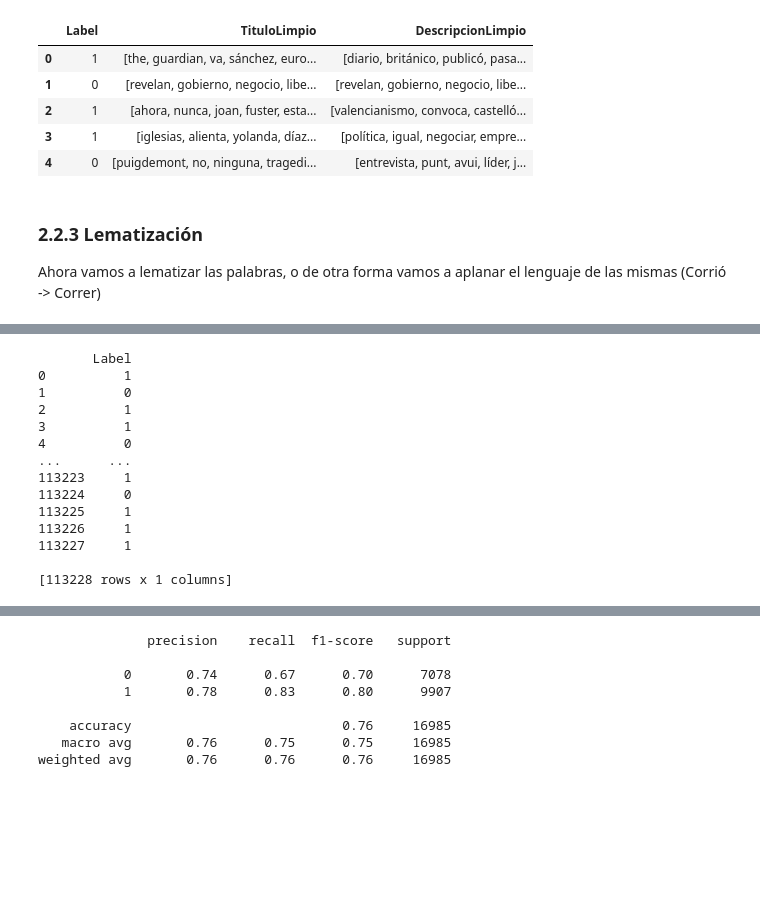
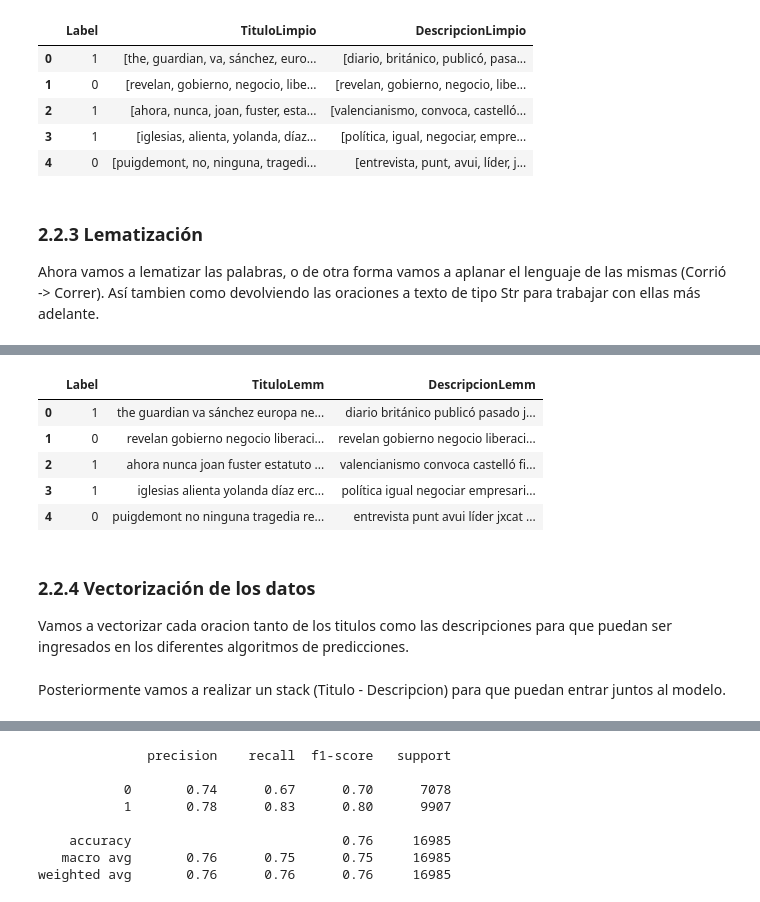
Before and after one commit to tomasSiSa18/Proyecto1BI, a Jupyter notebook: Proyecto1.ipynb, the cells around one changed output, grey strips where cells are left out. Cells and saved outputs as stored; diff of their text form; code cells hidden in the pictures; blank space fills up the shorter version.

```diff
--- a/Proyecto1.ipynb
+++ b/Proyecto1.ipynb
@@ -171,7 +185,7 @@ news_df.head()
 # %% [markdown]
 ### 2.2.3 Lematización
 
-Ahora vamos a lematizar las palabras, o de otra forma vamos a aplanar el lenguaje de las mismas (Corrió -> Correr)
+Ahora vamos a lematizar las palabras, o de otra forma vamos a aplanar el lenguaje de las mismas (Corrió -> Correr). Así tambien como devolviendo las oraciones a texto de tipo Str para trabajar con ellas más adelante.
 # %%
 def lemmaWords(words):
 
@@ -194,30 +208,24 @@ news_df.head()
 | 2 | 1 | [ahora, nunca, joan, fuster, esta... | [valencianismo, convoca, castelló... | ahora nunca joan fuster estatuto ... | valencianismo convoca castelló fi... |
 | 3 | 1 | [iglesias, alienta, yolanda, díaz... | [política, igual, negociar, empre... | iglesias alienta yolanda díaz erc... | política igual negociar empresari... |
 | 4 | 0 | [puigdemont, no, ninguna, tragedi... | [entrevista, punt, avui, líder, j... | puigdemont no ninguna tragedia re... | entrevista punt avui líder jxcat ... |
+# %%
+news_df = news_df[["Label", "TituloLemm", "DescripcionLemm"]]
+news_df.head()
+# %% [output]
+|  | Label | TituloLemm | DescripcionLemm |
+| 0 | 1 | the guardian va sánchez europa ne... | diario británico publicó pasado j... |
+| 1 | 0 | revelan gobierno negocio liberaci... | revelan gobierno negocio liberaci... |
+| 2 | 1 | ahora nunca joan fuster estatuto ... | valencianismo convoca castelló fi... |
+| 3 | 1 | iglesias alienta yolanda díaz erc... | política igual negociar empresari... |
+| 4 | 0 | puigdemont no ninguna tragedia re... | entrevista punt avui líder jxcat ... |
+# %% [markdown]
+### 2.2.4 Vectorización de los datos
+
+Vamos a vectorizar cada oracion tanto de los titulos como las descripciones para que puedan ser ingresados en los diferentes algoritmos de predicciones.
 # %%
-lbl = news_df["Label"]
-
-# Convert text data into numerical vectors
 vectorizer = TfidfVectorizer()
 tit = vectorizer.fit_transform(news_df['TituloLemm'])
 desc = vectorizer.fit_transform(news_df['DescripcionLemm'])
-lbl = news_df["Label"]
-
-lbl = pd.concat([news_df['Label'], news_df['Label']], ignore_index=True).to_frame()
-print(lbl)
-# %% [output]
-       Label
-0          1
-1          0
-2          1
-3          1
-4          0
-...      ...
-113223     1
-113224     0
-113225     1
-113226     1
-113227     1
-
-[113228 rows x 1 columns]
+# %% [markdown]
+Posteriormente vamos a realizar un stack (Titulo - Descripcion) para que puedan entrar juntos al modelo.
 # %%
```
Also changed, not shown: parts of 11 cells of this notebook.
